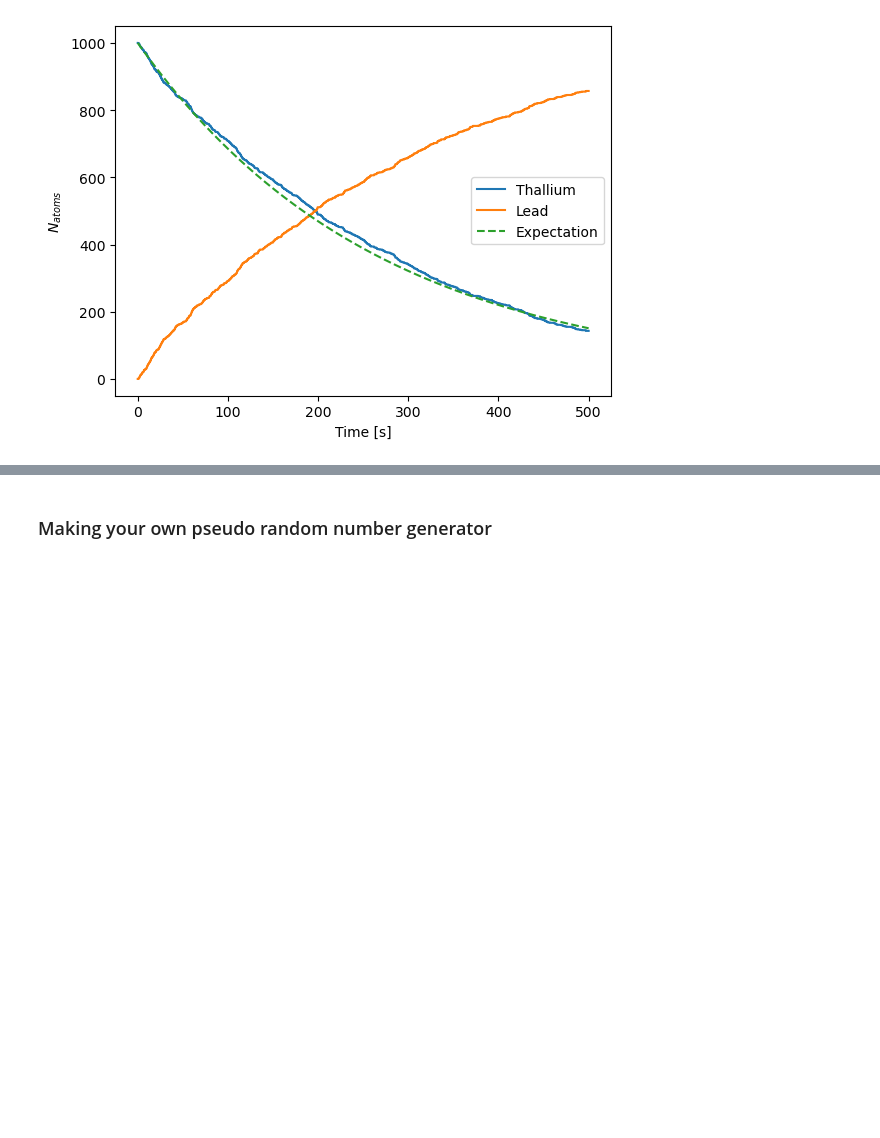
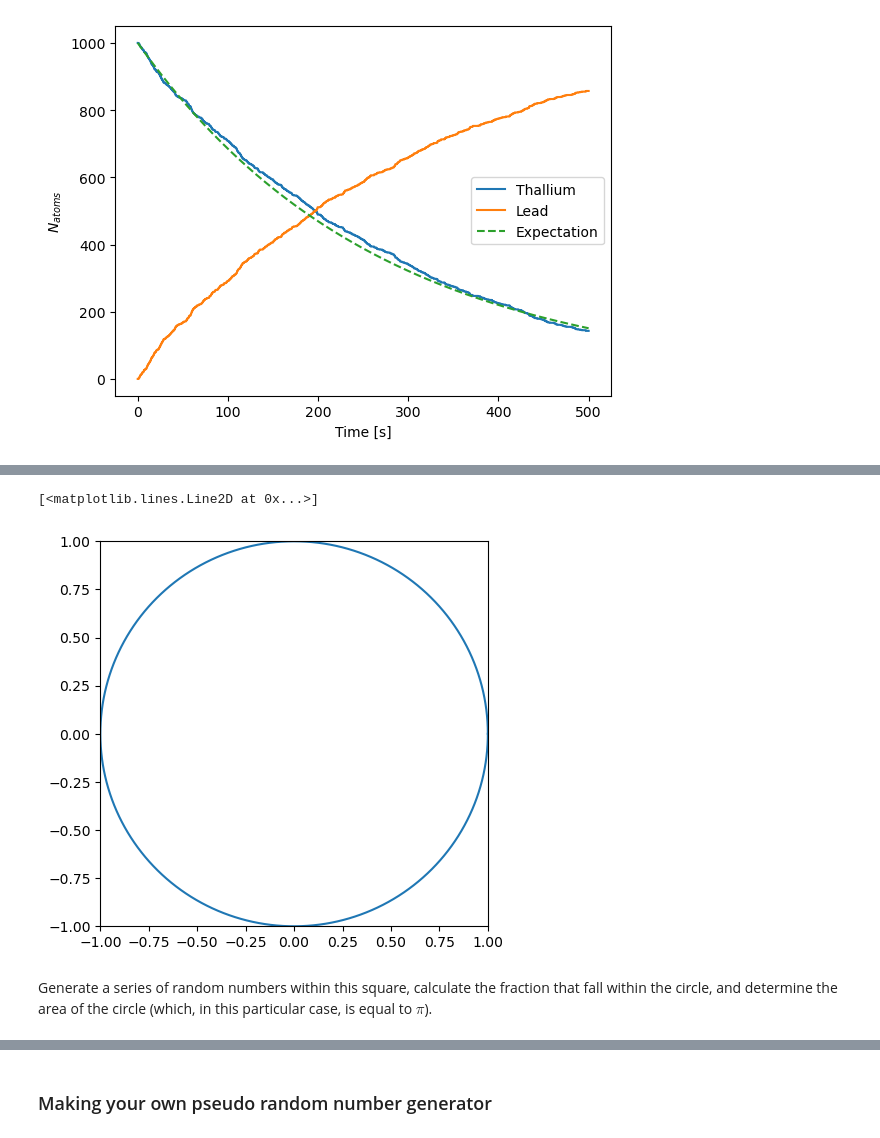
Before and after one commit to jstupak/ComputationalPhysics, a Jupyter notebook: LectureNotes/14_randomness.ipynb, the cells around one changed output, grey strips where cells are left out. Cells and saved outputs as stored; diff of their text form; code cells hidden in the pictures; blank space fills up the shorter version.

```diff
--- a/LectureNotes/14_randomness.ipynb
+++ b/LectureNotes/14_randomness.ipynb
@@ -216,0 +348,15 @@ Keep track of the number of atoms of each of the four isotopes at all times for
+# %%
+thetaValues = np.linspace(0, 2*np.pi, 1000)
+xValues = np.cos(thetaValues)
+yValues = np.sin(thetaValues)
+
+plt.figure(figsize=(5, 5))
+ax = plt.gca()
+ax.set_xlim([-1, 1])
+ax.set_ylim([-1, 1])
+plt.plot(xValues,yValues)
+# %% [output]
+[<matplotlib.lines.Line2D at 0x...>]
+[figure, added]
+# %% [markdown]
+Generate a series of random numbers within this square, calculate the fraction that fall within the circle, and determine the area of the circle (which, in this particular case, is equal to $\pi$).
```
Also changed, not shown: parts of 21 cells of this notebook.
